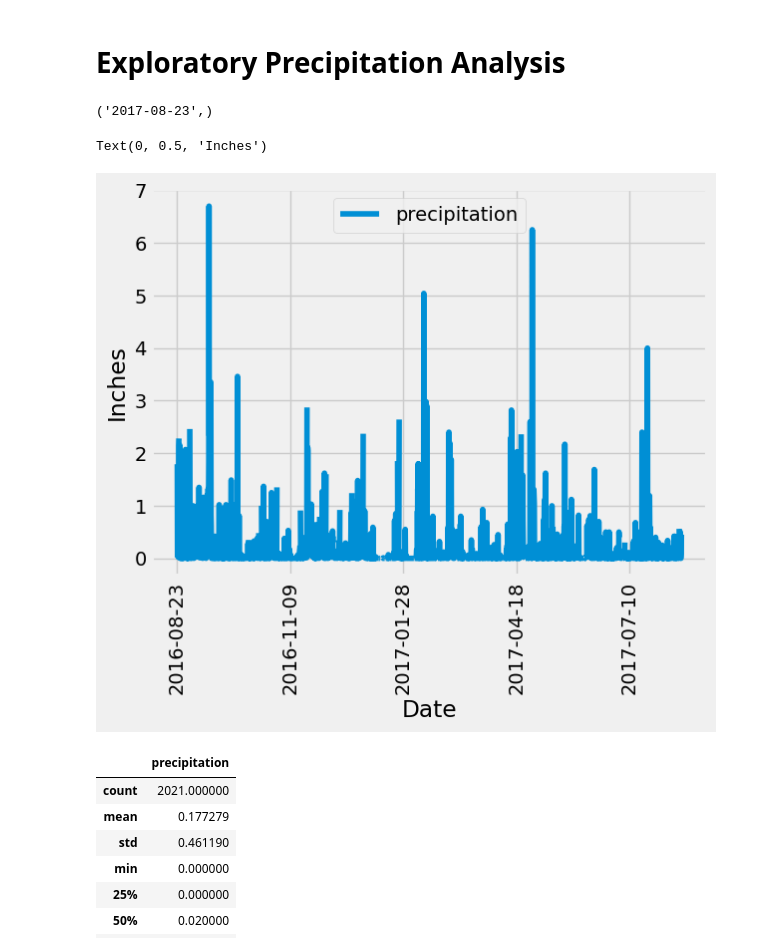
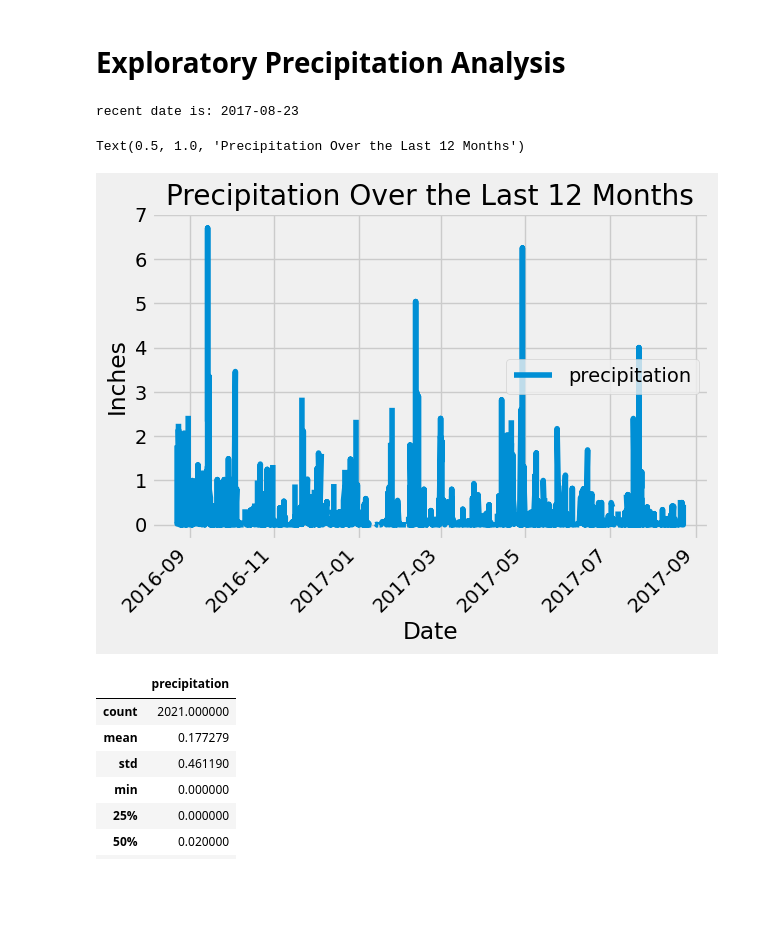
Before and after one commit to soniamoretti/sqlalchemy-challenge, a Jupyter notebook: SurfsUp/climate_starter.ipynb, the cells around one changed output. Drawn from its saved outputs; the diff is of its cells as text; code cells hidden in the pictures; blank space fills up the shorter version.

Commit message:
first plot

```diff
--- a/SurfsUp/climate_starter.ipynb
+++ b/SurfsUp/climate_starter.ipynb
@@ -35,33 +35,46 @@ measurement = Base.classes.measurement
 station = Base.classes.station
 # %%
 # Create our session (link) from Python to the DB
-sesion = Session(engine)
+session = Session(engine)
 # %% [markdown]
 # Exploratory Precipitation Analysis
 # %%
 # Find the most recent date in the data set.
+recent_date = session.query(func.max(measurement.date)).scalar()
+print(f'recent date is: {recent_date}')
 # %% [output]
-('2017-08-23',)
+recent date is: 2017-08-23
 # %%
 # Design a query to retrieve the last 12 months of precipitation data and plot the results.
 # Starting from the most recent data point in the database.
-
 # Calculate the date one year from the last date in data set.
 
+last_12_months = (pd.to_datetime(recent_date) - pd.DateOffset(years=1)).strftime('%Y-%m-%d')
 
 # Perform a query to retrieve the data and precipitation scores
-
+precipitation_data = session.query(measurement.date, measurement.prcp)\
+    .filter(measurement.date >= last_12_months).all()
 
 # Save the query results as a Pandas DataFrame. Explicitly set the column names
-
+precipitation_df = pd.DataFrame(precipitation_data, columns=["date", "precipitation"])
 
 # Sort the dataframe by date
+precipitation_df = precipitation_df.sort_values("date")
 
 
 # Use Pandas Plotting with Matplotlib to plot the data
+# Convert 'date' column to datetime format for accurate plotting
+precipitation_df['date'] = pd.to_datetime(precipitation_df['date'])
+
+precipitation_df.plot(x="date", y="precipitation", rot=45)
+
+# Labeling the plot
+plt.xlabel("Date")
+plt.ylabel("Inches")
+plt.title("Precipitation Over the Last 12 Months")
 # %% [output]
-Text(0, 0.5, 'Inches')
+Text(0.5, 1.0, 'Precipitation Over the Last 12 Months')
-[figure, old version]
+[figure, new version]
 # %%
 # Use Pandas to calculate the summary statistics for the precipitation data
 # %% [output]
```
